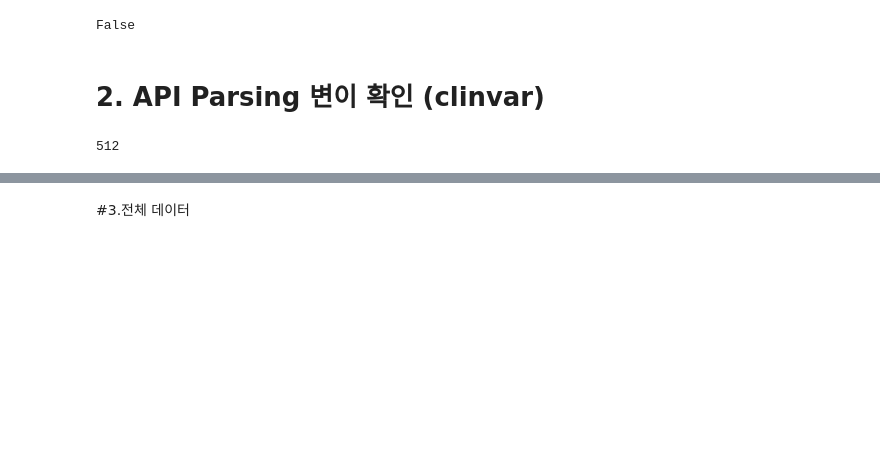
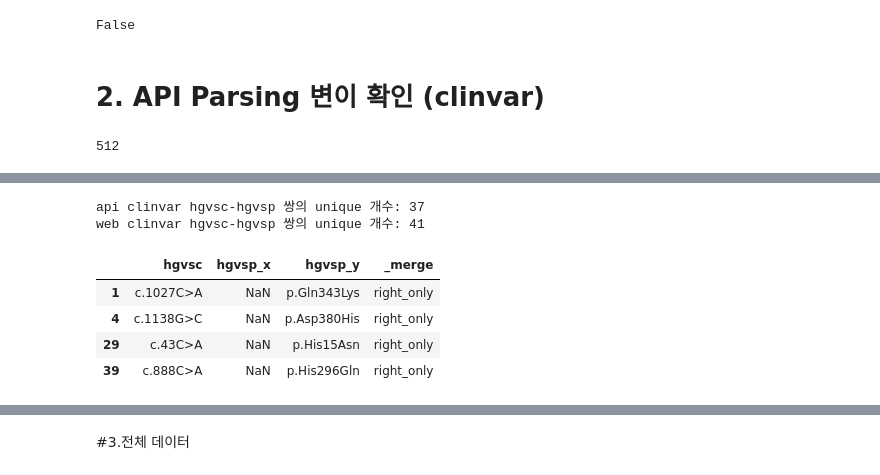
Before and after one commit to heesuh98/Clinvar_project, a Jupyter notebook: Clinvar_check_all.ipynb, the cells around one changed output, grey strips where cells are left out. Saved outputs shown, nothing was run; the diff lists cells and outputs as text; code cells hidden in the pictures; blank space fills up the shorter version.

```diff
--- a/Clinvar_check_all.ipynb
+++ b/Clinvar_check_all.ipynb
@@ -139,3 +131,41 @@ clinvar_api
+# %%
+# hgvsc와 hgvsp 컬럼을 묶어서 unique 쌍 계산
+unique_pairs = clinvar_api[['hgvsc', 'hgvsp']].drop_duplicates()
+print("api clinvar hgvsc-hgvsp 쌍의 unique 개수:", len(unique_pairs))
+
+
+web_clinvar_unique = web_clinvar[['hgvsc', 'hgvsp']].drop_duplicates()
+print("web clinvar hgvsc-hgvsp 쌍의 unique 개수:", len(web_clinvar_unique))
+# %% [output]
+api clinvar hgvsc-hgvsp 쌍의 unique 개수: 37
+web clinvar hgvsc-hgvsp 쌍의 unique 개수: 41
+# %%
+# (hgvsc, hgvsp) 쌍만 뽑아서 drop_duplicates
+api_pairs = clinvar_api[['hgvsc', 'hgvsp']].drop_duplicates()
+web_pairs = web_clinvar_unique[['hgvsc', 'hgvsp']].drop_duplicates()
+
+# merge 후 차이 표시
+diff = api_pairs.merge(
+    web_pairs,
+    on=['hgvsc'],
+    # on=['hgvsc', 'hgvsp'],
+    how='outer',
+    indicator=True
+)
+diff
+diff[diff['_merge'] == 'right_only']
+# diff[diff['_merge'] == 'left_only']
+
+# # clinvar_api에만 있는 쌍
+# only_in_api = diff[diff['_merge'] == 'right_only']
+# print("clinvar_api에만 있는 (hgvsc, hgvsp) 쌍:")
+# print(only_in_api)
+# %% [output]
+|  | hgvsc | hgvsp_x | hgvsp_y | _merge |
+| 1 | c.1027C>A | NaN | p.Gln343Lys | right_only |
+| 4 | c.1138G>C | NaN | p.Asp380His | right_only |
+| 29 | c.43C>A | NaN | p.His15Asn | right_only |
+| 39 | c.888C>A | NaN | p.His296Gln | right_only |
 # %%
 # hgvsc, hgvsp 조합이 유일한 행만 남기기
 mask = ~clinvar_api.duplicated(subset=["hgvsc", "hgvsp"], keep=False)
```
Also changed, not shown: parts of 4 cells of this notebook.
